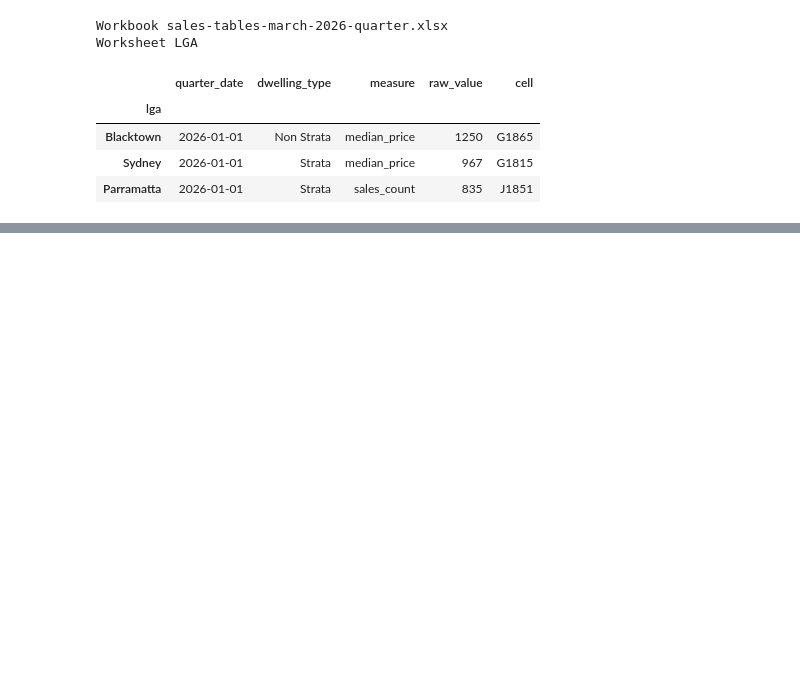
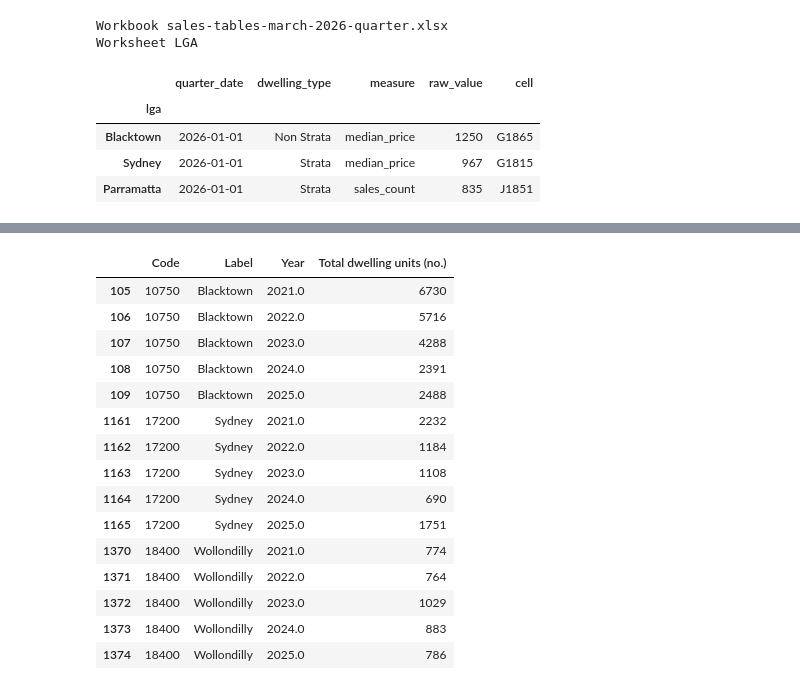
Before and after one commit to huiya-svg/sydney-housing-growth, a Jupyter notebook: notebooks/01_explore.ipynb, the cells around one changed output, grey strips where cells are left out. Saved outputs shown, nothing was run; the diff lists cells and outputs as text; code cells hidden in the pictures; blank space fills up the shorter version.

```diff
--- a/notebooks/01_explore.ipynb
+++ b/notebooks/01_explore.ipynb
@@ -483,0 +776,20 @@ Worksheet LGA
+# %%
+correspondence_files = sorted((raw_dir / "abs_asgs").glob("CG_*.csv"))
+for path in correspondence_files:
+    correspondence = pd.read_csv(path, dtype="string")
+    old_code, old_name, new_code, new_name, weight = correspondence.columns[:5]
+    scoped = correspondence.loc[
+        correspondence[old_code].isin(sydney_codes | bayside_predecessors)
+        | correspondence[new_code].isin(sydney_codes)
+    ]
+    same_code = scoped[old_code].fillna("").eq(scoped[new_code].fillna(""))
+    positive = pd.to_numeric(scoped[weight], errors="coerce").gt(0)
+    code_moves = scoped.loc[~same_code & positive, [old_code, old_name, new_code, new_name, weight]]
+    label_changes = scoped.loc[same_code & scoped[old_name].ne(scoped[new_name]), [old_name, new_name]]
+    print(path.name, len(scoped), "relevant rows")
+    print("Positive weights to a different code or unallocated", len(code_moves))
+    print("Changed labels at the same code", len(label_changes))
+    if not code_moves.empty:
+        display(code_moves)
+    if not label_changes.empty and "2016" not in path.name:
+        display(label_changes)
@@ -483,0 +855,58 @@ Worksheet LGA
+# %%
+import xlrd
+
+legacy_approval_files = [
+    (2016, "87310do004_201706.xls"),
+    (2017, "87310do005_201706.xls"),
+]
+for year, filename in legacy_approval_files:
+    legacy_book = xlrd.open_workbook(raw_dir / "supply" / filename, on_demand=True)
+    try:
+        sheet = legacy_book.sheet_by_name("Table_1")
+        rows = []
+        for row_number in range(6, sheet.nrows):
+            row = sheet.row_values(row_number)
+            rows.append([row[0], row[1], row[4]])
+    finally:
+        legacy_book.release_resources()
+    approvals = pd.DataFrame(rows, columns=["Code", "Label", "Total dwellings"])
+    approvals = approvals.loc[approvals["Code"].astype(str).str.fullmatch(r"\d{5}", na=False)]
+    direct = approvals.loc[approvals["Code"].astype(str).isin(sydney_codes)]
+    predecessors = approvals.loc[approvals["Code"].astype(str).isin(bayside_predecessors)]
+    print(filename, "Table_1", "FY ended", year, "NSW LGA rows", len(approvals))
+    print("Current codes represented", len(direct), "of 34")
+    print("Current codes absent", sorted(sydney_codes - set(direct["Code"].astype(str))))
+    show_label_coverage(pd.concat([direct["Label"], predecessors["Label"]]))
+    print("Blank or suppressed counts among present current codes", as_number(direct["Total dwellings"]).isna().sum())
+    display(direct.loc[direct["Code"].astype(str).isin(preview_codes)])
+
+regional_approval_files = [
+    (raw_dir / "_archives/14100DO0003_2015-20.xlsx", "A:C,BL", [2018, 2019, 2020]),
+    (raw_dir / "supply/14100DO0003_2011-25.xlsx", "A:C,AJ", [2021, 2022, 2023, 2024, 2025]),
+]
+approval_field = "Total dwelling units (no.)"
+for path, columns_to_read, useful_years in regional_approval_files:
+    approvals = pd.read_excel(path, sheet_name="Table 2", header=6, usecols=columns_to_read)
+    approvals = approvals.loc[pd.to_numeric(approvals["Code"], errors="coerce").notna()]
+    codes = pd.to_numeric(approvals["Code"], errors="coerce").astype("Int64").astype(str)
+    subset = approvals.loc[codes.isin(sydney_codes)]
+    print(path.name, "Table 2", "published Australian LGA-year rows", len(approvals))
+    print("Current codes represented", subset["Code"].nunique(), "of 34")
+    show_label_coverage(subset["Label"])
+    print("Blank or nonnumeric approvals by FY-end year among the Sydney codes")
+    missing = as_number(subset[approval_field]).isna()
+    display(missing.groupby(subset["Year"]).sum().rename("missing").to_frame())
+    display(approvals.loc[codes.isin(preview_codes) & approvals["Year"].isin(useful_years)])
+
+stock_file = census_dir / "2016Census_G32_NSW_LGA.csv"
+stock_code = "LGA_CODE_2016"
+stock_field = "Total_PDs_Dwellings"
+stock = pd.read_csv(stock_file, dtype={stock_code: "string"})
+stock_sydney = stock.loc[stock[stock_code].isin({"LGA" + value for value in sydney_codes})]
+print(stock_file.name, len(stock), "NSW rows", "present current codes", len(stock_sydney), "of 34")
+print("Blank or nonnumeric stock among present rows", as_number(stock_sydney[stock_field]).isna().sum())
+display(stock_sydney.loc[
+    stock_sydney[stock_code].isin({"LGA" + value for value in preview_codes}),
+    [stock_code, stock_field],
+])
+# %% [output]
@@ -483,0 +979,16 @@ Worksheet LGA
+|  | Code | Label | Year | Total dwelling units (no.) |
+| 105 | 10750 | Blacktown | 2021.0 | 6730 |
+| 106 | 10750 | Blacktown | 2022.0 | 5716 |
+| 107 | 10750 | Blacktown | 2023.0 | 4288 |
+| 108 | 10750 | Blacktown | 2024.0 | 2391 |
+| 109 | 10750 | Blacktown | 2025.0 | 2488 |
+| 1161 | 17200 | Sydney | 2021.0 | 2232 |
+| 1162 | 17200 | Sydney | 2022.0 | 1184 |
+| 1163 | 17200 | Sydney | 2023.0 | 1108 |
+| 1164 | 17200 | Sydney | 2024.0 | 690 |
+| 1165 | 17200 | Sydney | 2025.0 | 1751 |
+| 1370 | 18400 | Wollondilly | 2021.0 | 774 |
+| 1371 | 18400 | Wollondilly | 2022.0 | 764 |
+| 1372 | 18400 | Wollondilly | 2023.0 | 1029 |
+| 1373 | 18400 | Wollondilly | 2024.0 | 883 |
+| 1374 | 18400 | Wollondilly | 2025.0 | 786 |
```
Also changed, not shown: parts of 19 cells of this notebook, 32 other files.
